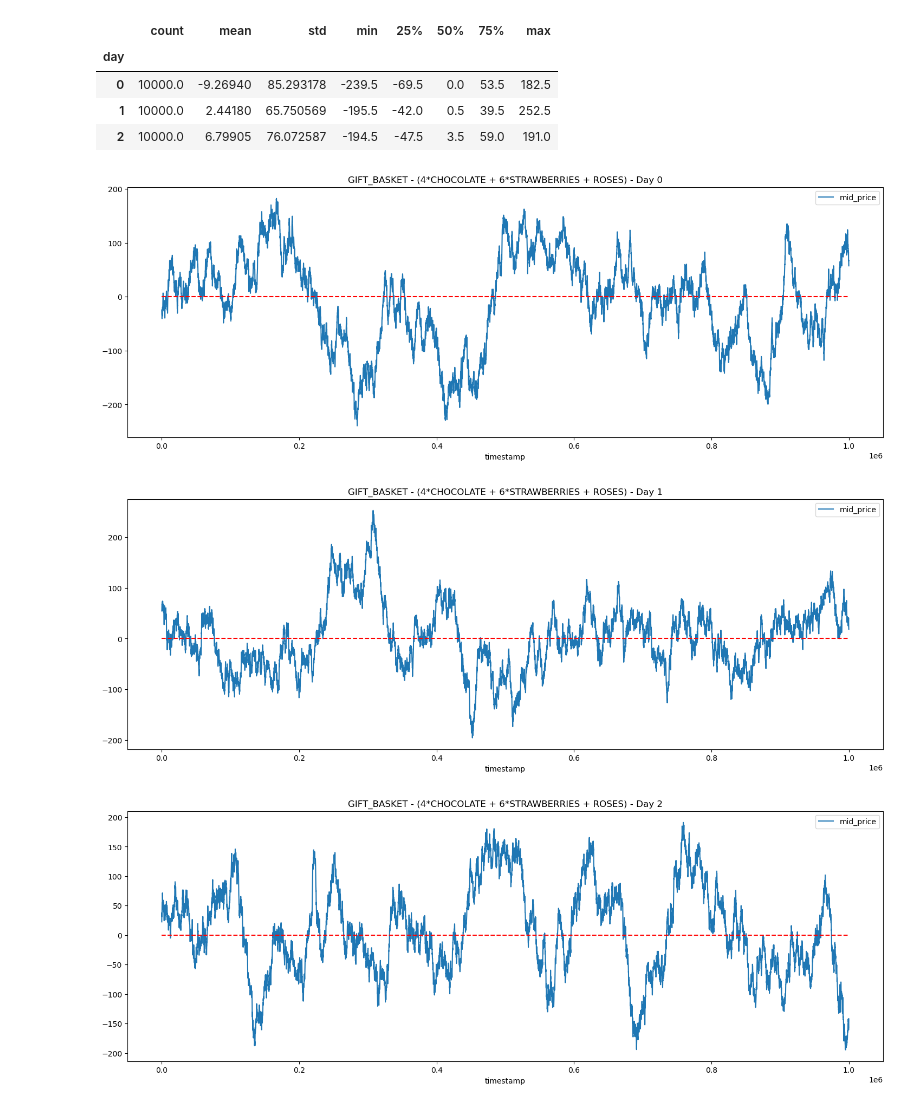
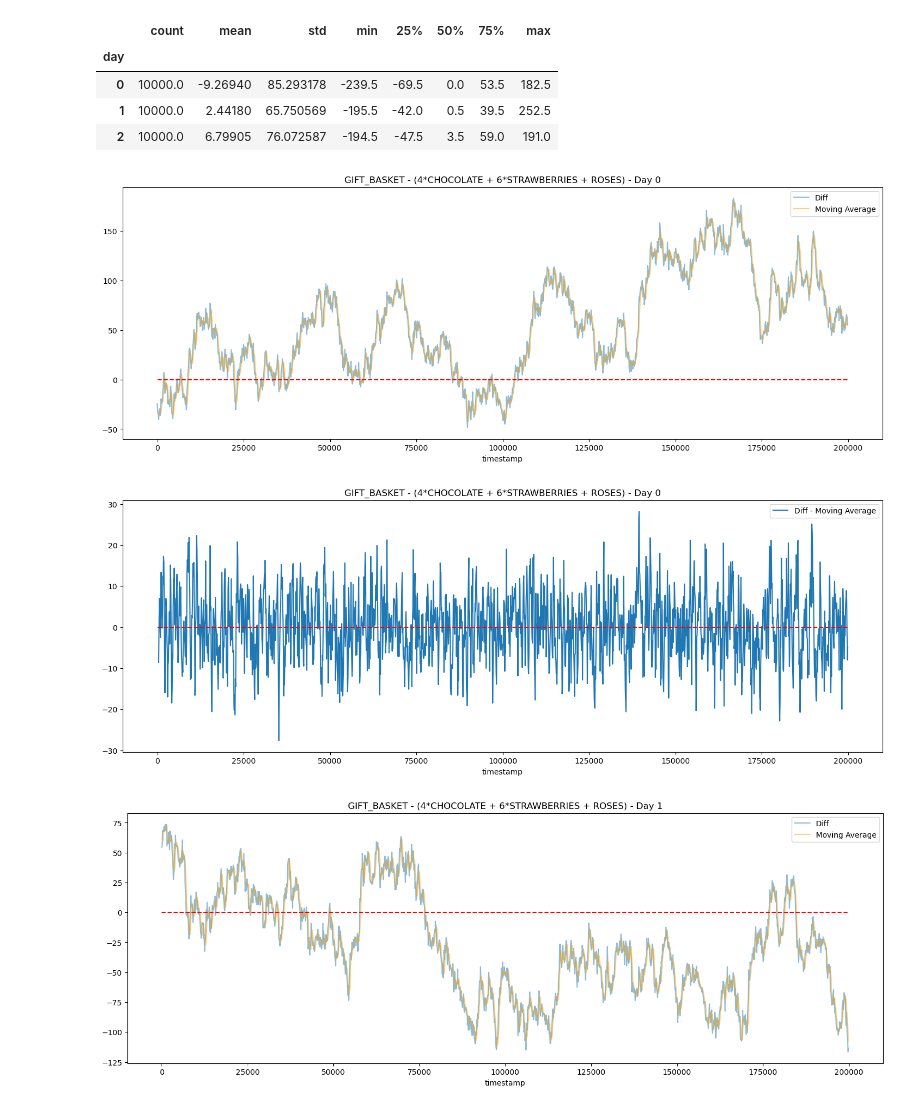
Before and after one commit to Meilism/IMC-Prosperity-Trading-Challenge, a Jupyter notebook: JM/analysis/data_analysis_3.ipynb, the cells around one changed output. Drawn from its saved outputs; the diff is of its cells as text; code cells hidden in the pictures.

Commit message:
add code for round3 basket

```diff
--- a/JM/analysis/data_analysis_3.ipynb
+++ b/JM/analysis/data_analysis_3.ipynb
@@ -204,13 +205,25 @@ diff_shift.groupby('day').describe()
 | 1 | 10000.0 | 2.44180 | 65.750569 | -195.5 | -42.0 | 0.5 | 39.5 | 252.5 |
 | 2 | 10000.0 | 6.79905 | 76.072587 | -194.5 | -47.5 | 3.5 | 59.0 | 191.0 |
 # %%
+window_size = 4
+sample = 2000
+
 for d in days:
+    avg = diff_shift.loc[d].rolling(window_size).mean().shift(1)
+
     plt.figure(figsize=(18, 6))
-    diff_shift.loc[d].plot(legend=True)
-    plt.hlines(0, 0, diff_shift.loc[d].index[-1], color='r', linestyle='--')
+    diff_shift.loc[d][:sample].plot(legend=True, label='Diff', alpha=0.5)
+    avg[:sample].plot(legend=True, label='Moving Average', color='orange', alpha=0.5)
+    plt.hlines(0, 0, diff_shift.loc[d].index[sample], color='r', linestyle='--')
     plt.title(f'GIFT_BASKET - (4*CHOCOLATE + 6*STRAWBERRIES + ROSES) - Day {d}')
     plt.show()
+
+    plt.figure(figsize=(18, 6))
+    (diff_shift - avg).loc[d][:sample].plot(legend=True, label='Diff - Moving Average')
+    plt.hlines(0, 0, diff_shift.loc[d].index[sample], color='r', linestyle='--')
+    plt.title(f'GIFT_BASKET - (4*CHOCOLATE + 6*STRAWBERRIES + ROSES) - Day {d}')
+    plt.show()
 # %% [output]
-[figure, old version]
+[figure, new version]
-[figure, old version]
+[figure, new version]
-[figure, old version]
+[figure, new version]
```
Also changed, not shown: parts of 4 cells of this notebook, 7 other files.
